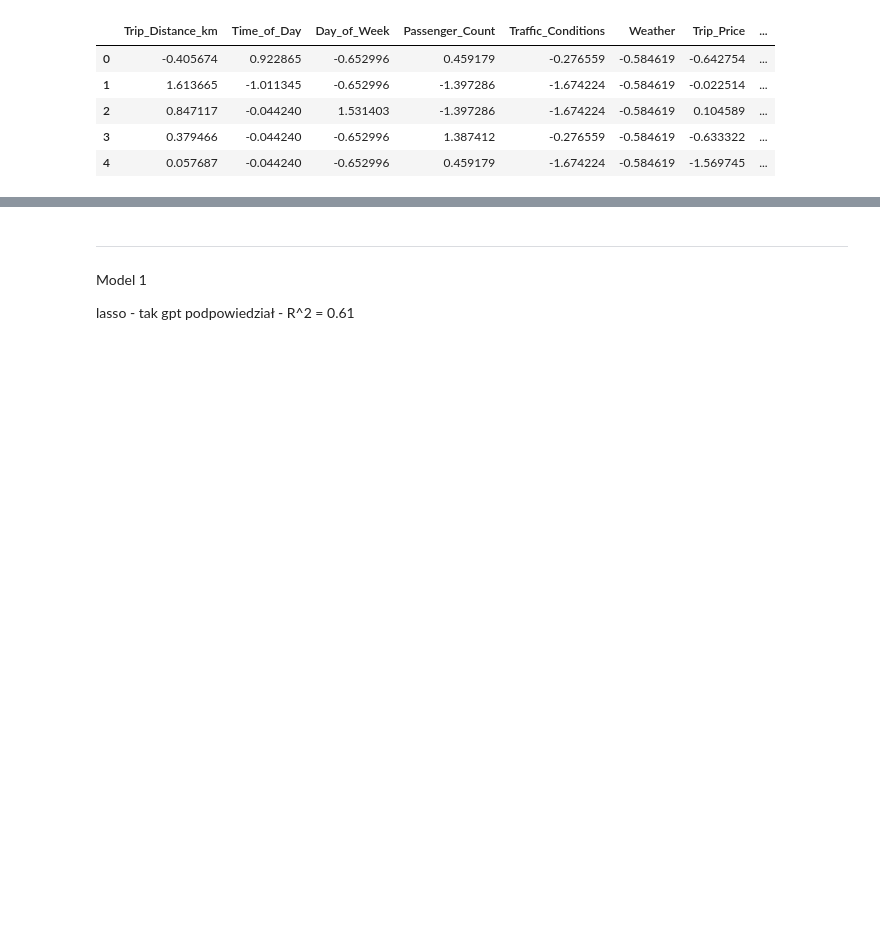
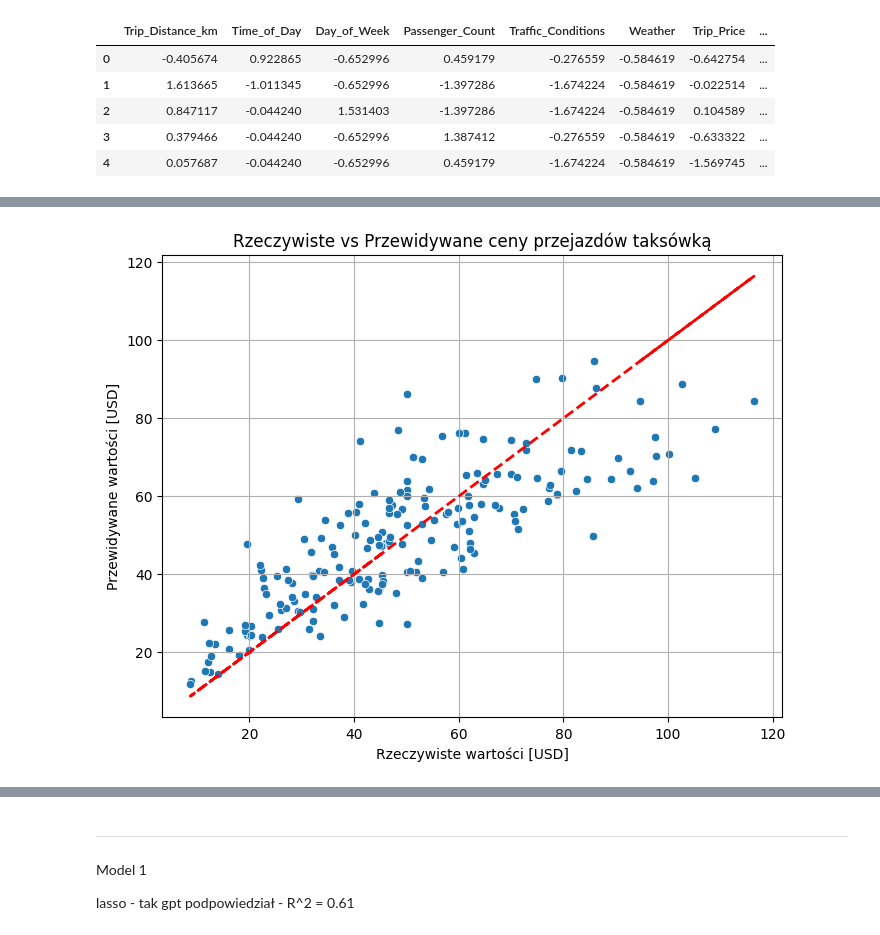
Before and after one commit to jurewiczM/PUM_Ptojekt_2025, a Jupyter notebook: Project_preprocessing.ipynb, the cells around one changed output, grey strips where cells are left out. Saved outputs shown, nothing was run; the diff lists cells and outputs as text; code cells hidden in the pictures; blank space fills up the shorter version.

```diff
--- a/Project_preprocessing.ipynb
+++ b/Project_preprocessing.ipynb
@@ -386,0 +511,22 @@ df_scaled.head()
+# %%
+#wizualizacja danych
+import matplotlib.pyplot as plt
+import seaborn as sns
+import numpy as np
+
+#Wartości przewidziane i wartości rzeczywiste
+plt.figure(figsize=(8, 6))
+sns.scatterplot(x=y_test1, y=y_pred1)
+plt.plot(y_test1, y_test1, 'r--', lw=2)
+plt.xlabel("Rzeczywiste wartości [USD]")
+plt.ylabel("Przewidywane wartości [USD]")
+plt.title("Rzeczywiste vs Przewidywane ceny przejazdów taksówką")
+plt.grid(True)
+plt.show()
+
+#interpretacja wykresu:
+# - większość punktów leży blisko linii (R2 = 65%), jednak pewna część punktów nie układa się wzdług lini (∅2 = 1-R2 = 35%)
+# - niskie ceny przejazdów taksówką są trochę zawyżone - większość punktów leży nad linią y=x
+# - wysokie ceny przejazdów są z kolei zaniżone - większość punktów leży pod linią y = x
+# %% [output]
+[figure, added]
```
Also changed, not shown: parts of 18 cells of this notebook.
